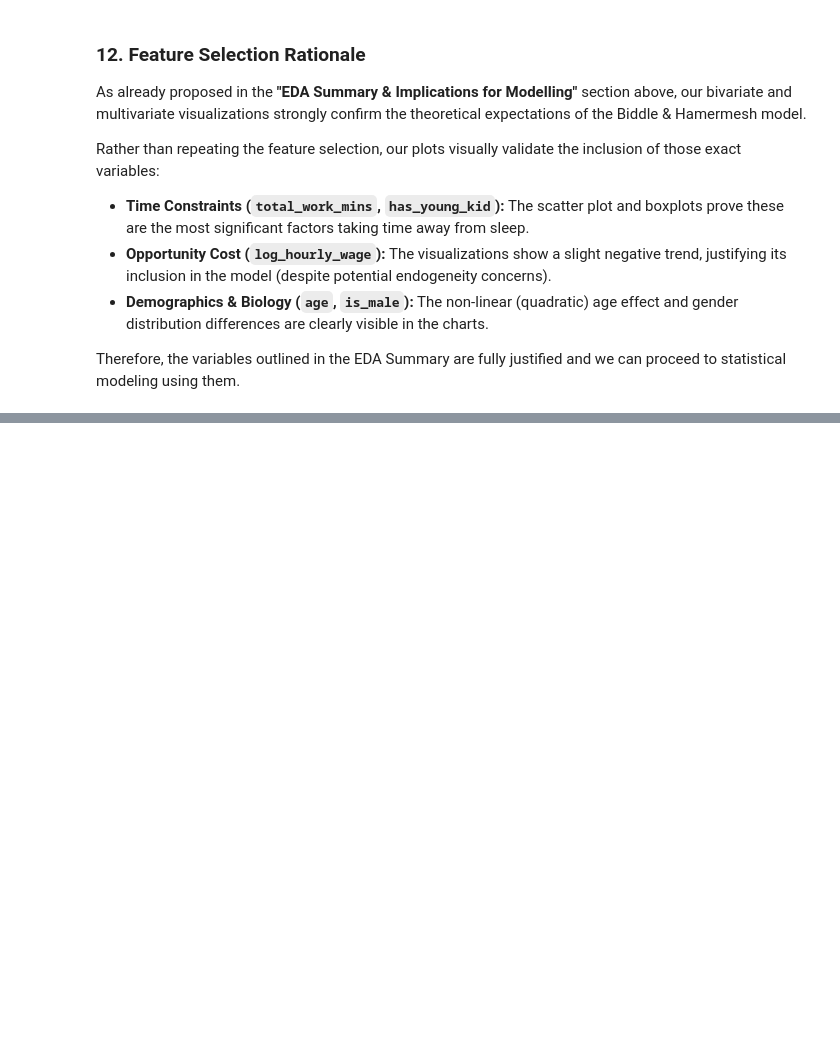
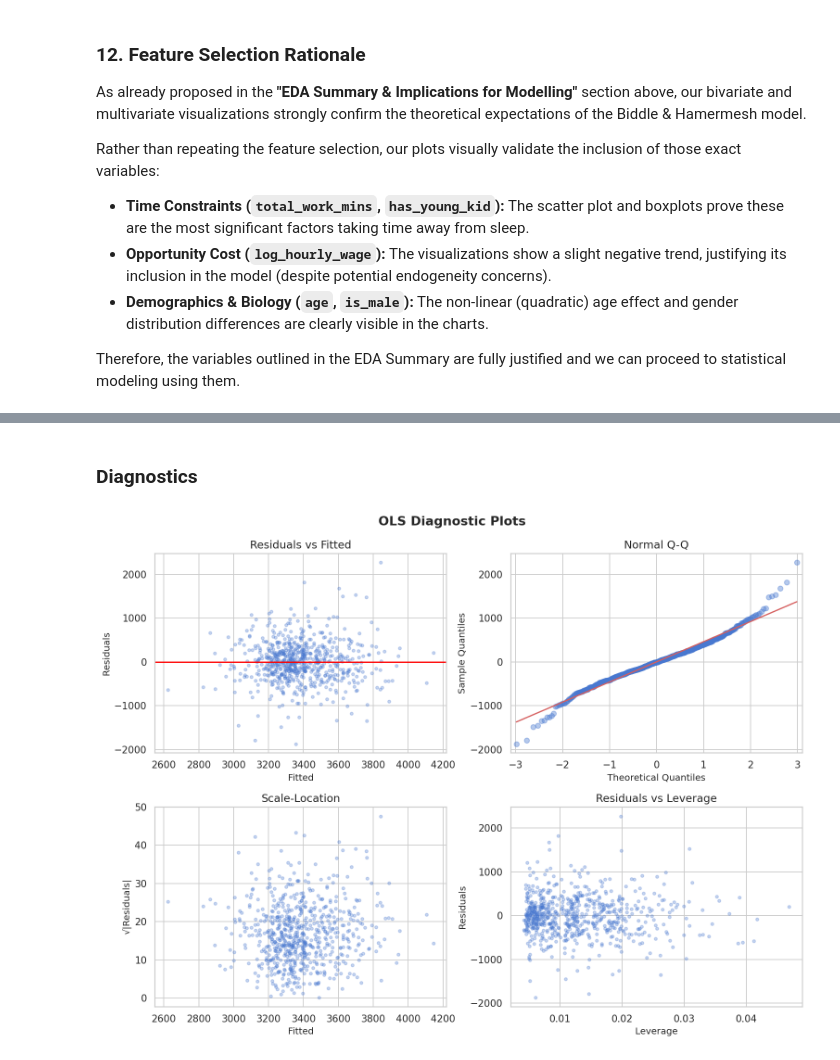
Before and after one commit to 208252/statistics, a Jupyter notebook: assignment.ipynb, the cells around one changed output, grey strips where cells are left out. Saved outputs shown, nothing was run; the diff lists cells and outputs as text; code cells hidden in the pictures; blank space fills up the shorter version.

```diff
--- a/assignment.ipynb
+++ b/assignment.ipynb
@@ -923,0 +929,9 @@ Therefore, the variables outlined in the EDA Summary are fully justified and we
+# %%
+import statsmodels.formula.api as smf
+import statsmodels.api as sm
+
+formula = ('sleep_naps_mins ~ total_work_mins + log_hourly_wage + '
+           'age + age_squared + is_male + has_young_kid + is_good_health + lives_in_south')
+
+ols = smf.ols(formula, data=df).fit()
+print(ols.summary())
@@ -923,0 +959,29 @@ Therefore, the variables outlined in the EDA Summary are fully justified and we
+# %% [markdown]
+### Diagnostics
+# %%
+from statsmodels.stats.diagnostic import het_breuschpagan
+from statsmodels.stats.outliers_influence import variance_inflation_factor
+
+fitted, resid = ols.fittedvalues, ols.resid
+
+fig, axes = plt.subplots(2, 2, figsize=(12, 9))
+fig.suptitle("OLS Diagnostic Plots", fontweight='bold')
+
+axes[0,0].scatter(fitted, resid, alpha=0.3, s=12)
+axes[0,0].axhline(0, color='red', lw=1.5)
+axes[0,0].set(title='Residuals vs Fitted', xlabel='Fitted', ylabel='Residuals')
+
+sm.qqplot(resid, line='s', ax=axes[0,1], alpha=0.4)
+axes[0,1].set_title('Normal Q-Q')
+
+axes[1,0].scatter(fitted, np.sqrt(np.abs(resid)), alpha=0.3, s=12)
+axes[1,0].set(title='Scale-Location', xlabel='Fitted', ylabel='√|Residuals|')
+
+infl = ols.get_influence()
+axes[1,1].scatter(infl.hat_matrix_diag, resid, alpha=0.3, s=12)
+axes[1,1].set(title='Residuals vs Leverage', xlabel='Leverage', ylabel='Residuals')
+
+plt.tight_layout()
+plt.show()
+# %% [output]
+[figure, added]
```
Also changed, not shown: parts of 14 cells of this notebook, 9 other files.
